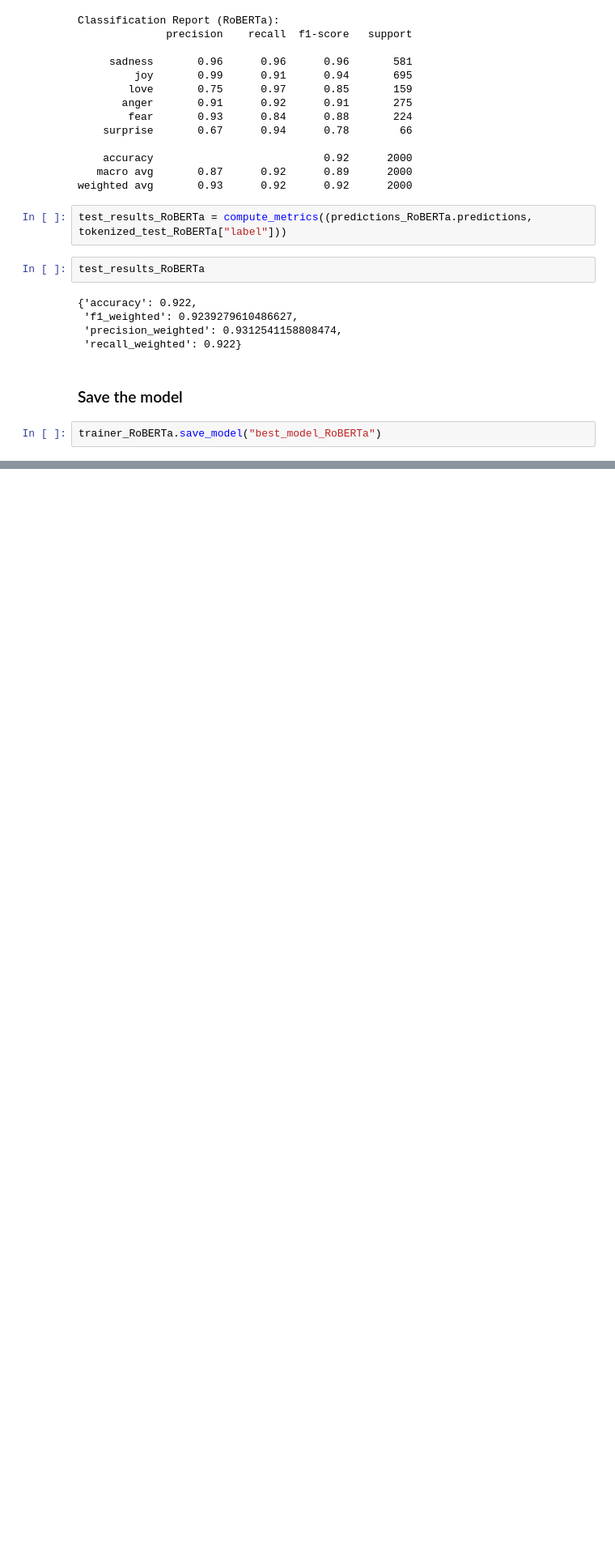
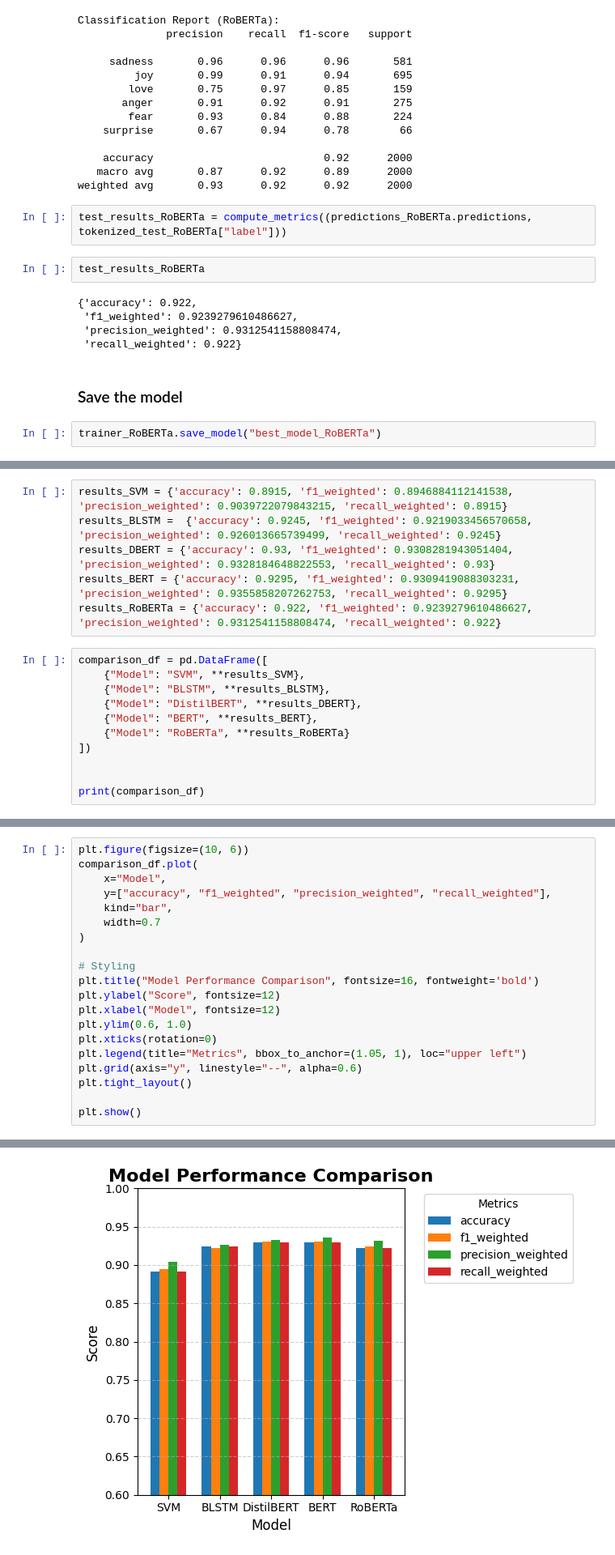
Before and after one commit to AshiniR/Tweet-Emotion-Recognition, a Jupyter notebook: notebook/Tweet_Emotion_Recognition.ipynb, the cells around one changed output, grey strips where cells are left out. Shown at 81% size. Drawn from its saved outputs; the diff is of its cells as text; blank space fills up the shorter version.

```diff
--- a/notebook/Tweet_Emotion_Recognition.ipynb
+++ b/notebook/Tweet_Emotion_Recognition.ipynb
@@ -1833,0 +1836,17 @@ files.download("best_model_RoBERTa.zip")
+# %%
+results_SVM = {'accuracy': 0.8915, 'f1_weighted': 0.8946884112141538, 'precision_weighted': 0.9039722079843215, 'recall_weighted': 0.8915}
+results_BLSTM =  {'accuracy': 0.9245, 'f1_weighted': 0.9219033456570658, 'precision_weighted': 0.926013665739499, 'recall_weighted': 0.9245}
+results_DBERT = {'accuracy': 0.93, 'f1_weighted': 0.9308281943051404, 'precision_weighted': 0.9328184648822553, 'recall_weighted': 0.93}
+results_BERT = {'accuracy': 0.9295, 'f1_weighted': 0.9309419088303231, 'precision_weighted': 0.9355858207262753, 'recall_weighted': 0.9295}
+results_RoBERTa = {'accuracy': 0.922, 'f1_weighted': 0.9239279610486627, 'precision_weighted': 0.9312541158808474, 'recall_weighted': 0.922}
+# %%
+comparison_df = pd.DataFrame([
+    {"Model": "SVM", **results_SVM},
+    {"Model": "BLSTM", **results_BLSTM},
+    {"Model": "DistilBERT", **results_DBERT},
+    {"Model": "BERT", **results_BERT},
+    {"Model": "RoBERTa", **results_RoBERTa}
+])
+
+
+print(comparison_df)
@@ -1833,0 +1860,21 @@ files.download("best_model_RoBERTa.zip")
+# %%
+plt.figure(figsize=(10, 6))
+comparison_df.plot(
+    x="Model",
+    y=["accuracy", "f1_weighted", "precision_weighted", "recall_weighted"],
+    kind="bar",
+    width=0.7
+)
+
+# Styling
+plt.title("Model Performance Comparison", fontsize=16, fontweight='bold')
+plt.ylabel("Score", fontsize=12)
+plt.xlabel("Model", fontsize=12)
+plt.ylim(0.6, 1.0)
+plt.xticks(rotation=0)
+plt.legend(title="Metrics", bbox_to_anchor=(1.05, 1), loc="upper left")
+plt.grid(axis="y", linestyle="--", alpha=0.6)
+plt.tight_layout()
+
+plt.show()
+# %% [output]
@@ -1833,0 +1882 @@ files.download("best_model_RoBERTa.zip")
+[figure, added]
```
Also changed, not shown: parts of 3 cells of this notebook.
